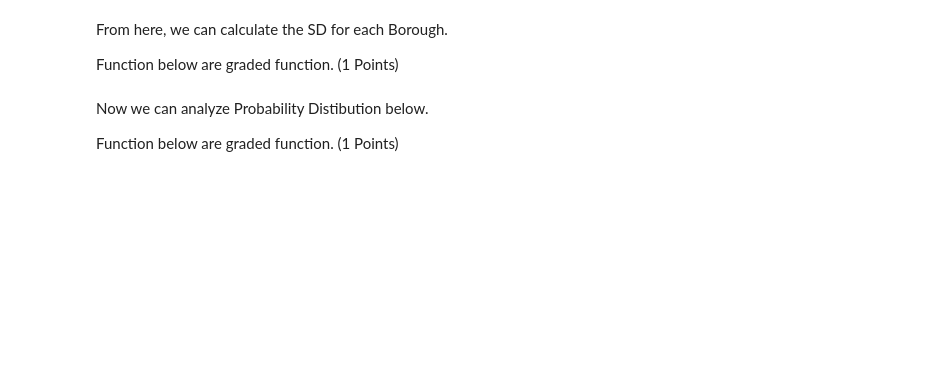
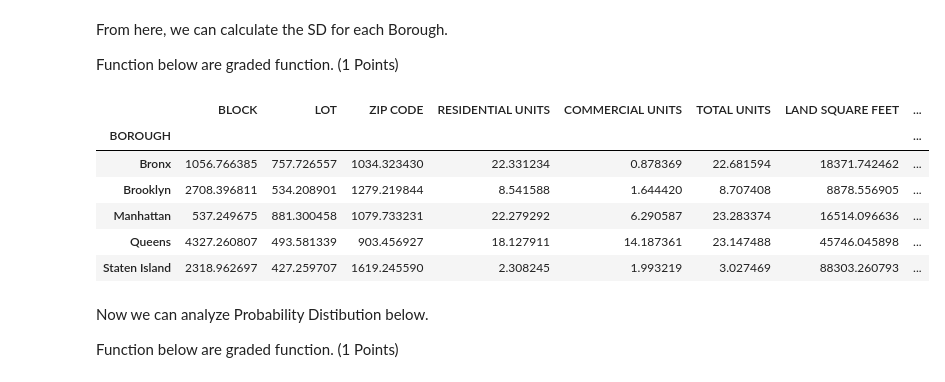
Before and after one commit to ferdisetiadi/H8_72, a Jupyter notebook: Assignment 2/PYTN_Assgn_2_72_Ferdi.ipynb, the cells around one changed output. Drawn from its saved outputs; the diff is of its cells as text; code cells hidden in the pictures; blank space fills up the shorter version.

```diff
--- a/Assignment 2/PYTN_Assgn_2_72_Ferdi.ipynb
+++ b/Assignment 2/PYTN_Assgn_2_72_Ferdi.ipynb
@@ -367,9 +284,17 @@ Function below are graded function. (1 Points)
 # %%
 # Write your function below
 
 # Graded-Funtion Begin (~1 Lines)
-
+df.groupby("BOROUGH").std()
 # Graded-Funtion End
+# %% [output]
+|  | BLOCK | LOT | ZIP CODE | RESIDENTIAL UNITS | COMMERCIAL UNITS | TOTAL UNITS | LAND SQUARE FEET | ... |
+| BOROUGH |  |  |  |  |  |  |  | ... |
+| Bronx | 1056.766385 | 757.726557 | 1034.323430 | 22.331234 | 0.878369 | 22.681594 | 18371.742462 | ... |
+| Brooklyn | 2708.396811 | 534.208901 | 1279.219844 | 8.541588 | 1.644420 | 8.707408 | 8878.556905 | ... |
+| Manhattan | 537.249675 | 881.300458 | 1079.733231 | 22.279292 | 6.290587 | 23.283374 | 16514.096636 | ... |
+| Queens | 4327.260807 | 493.581339 | 903.456927 | 18.127911 | 14.187361 | 23.147488 | 45746.045898 | ... |
+| Staten Island | 2318.962697 | 427.259707 | 1619.245590 | 2.308245 | 1.993219 | 3.027469 | 88303.260793 | ... |
 # %% [markdown]
 Now we can analyze Probability Distibution below.
 
```
Also changed, not shown: parts of 21 cells of this notebook.
